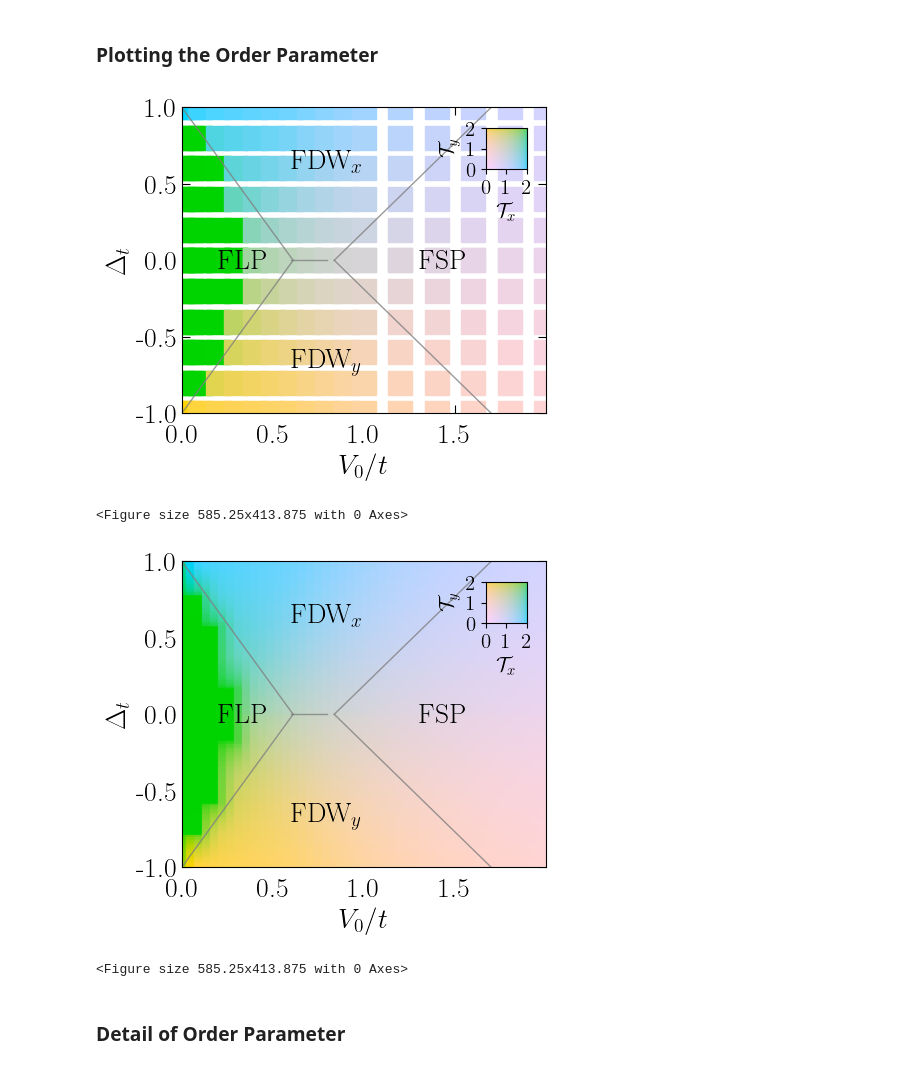
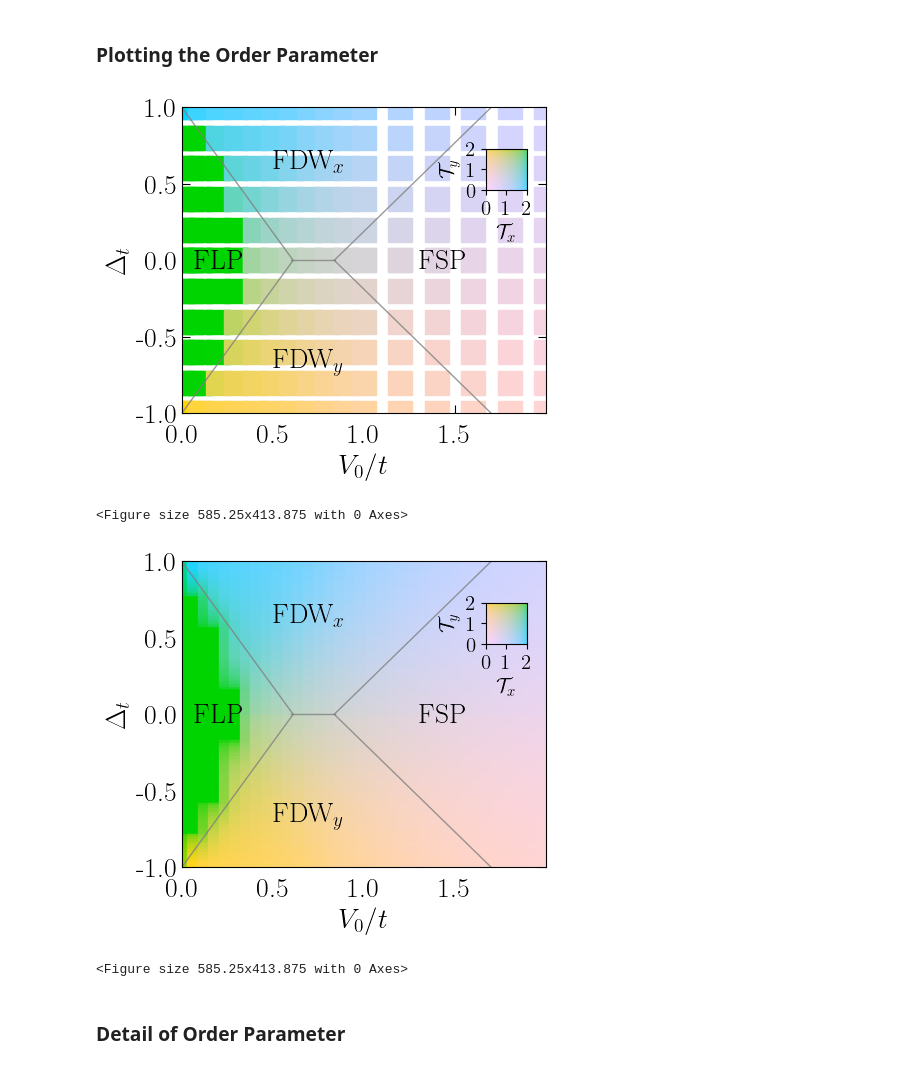
Before and after one commit to Progklui/rotor_lattice_models, a Jupyter notebook: localized_2d_analysis.ipynb, the cells around one changed output. Saved outputs shown, nothing was run; the diff lists cells and outputs as text; code cells hidden in the pictures.

```diff
--- a/localized_2d_analysis.ipynb
+++ b/localized_2d_analysis.ipynb
@@ -90,7 +90,7 @@ def get_state_e_loc_data(dir,Mx,My,tx_arr,ty_arr,B,V_0_arr):
         Tx_arr[i] = Tx_flp
         Ty_arr[i] = Ty_flp
 
-    return e_arr, e_T_arr, e_B_arr, e_V_arr, Tx_arr, Ty_arr
+    return e_arr, e_tun_arr, e_T_arr, e_B_arr, e_V_arr, Tx_arr, Ty_arr
 
 def get_wfn_loc_for_coupling(dir,Mx,My,tx,ty,B,V_0):
     e_arr = np.zeros(len(V_0_arr), dtype=complex)
@@ -374,4 +278,4 @@ qx=0.0
 qy=0.0
 
 dir='data_localized/'
-e_arr, e_T_arr, e_B_arr, e_V_arr, Tx_arr, Ty_arr = get_state_e_loc_data(dir=dir,Mx=Mx,My=My,tx_arr=tx_arr,ty_arr=ty_arr,B=B,V_0_arr=V_0_arr)
+e_arr, e_tun_arr, e_T_arr, e_B_arr, e_V_arr, Tx_arr, Ty_arr = get_state_e_loc_data(dir=dir,Mx=Mx,My=My,tx_arr=tx_arr,ty_arr=ty_arr,B=B,V_0_arr=V_0_arr)
@@ -460,15 +410,15 @@ def plot_delta_t_phase_diagram(x,y,m_size,Tx,Ty,file_save):
             img1[j,i] = cmap(p1[j,i],p2[j,i])
             img2[j,i] = cmap(p2[j,i],p1[j,i])
 
-    ax.annotate(r'FLP', xy=(0.2, -0.1), xytext=(0.2, -0.051), fontsize=20, color='black')
-    ax.annotate(r'FDW$_x$', xy=(0.2, 0), xytext=(0.6, 0.6), fontsize=20, color='black')
-    ax.annotate(r'FDW$_y$', xy=(0.2, 0), xytext=(0.6, -0.7), fontsize=20, color='black')
+    ax.annotate(r'FLP', xy=(0.2, -0.1), xytext=(0.07, -0.051), fontsize=20, color='black')
+    ax.annotate(r'FDW$_x$', xy=(0.2, 0), xytext=(0.5, 0.6), fontsize=20, color='black')
+    ax.annotate(r'FDW$_y$', xy=(0.2, 0), xytext=(0.5, -0.7), fontsize=20, color='black')
     ax.annotate(r'FSP', xy=(0.2, -0.1), xytext=(1.3, -0.051), fontsize=20, color='black')
     plt.plot(np.array([0,0.612]), np.array([1,0]), linestyle='solid', color='grey', linewidth=1, alpha=0.8)
     plt.plot(np.array([0,0.612]), np.array([-1,0]), linestyle='solid', color='grey', linewidth=1, alpha=0.8)
     plt.plot(np.array([0.8375,1.7]), np.array([0,1]), linestyle='solid', color='grey', linewidth=1, alpha=0.8)
     plt.plot(np.array([0.8375,1.7]), np.array([0,-1]), linestyle='solid', color='grey', linewidth=1, alpha=0.8)
-    plt.plot(np.array([0.6,0.8]), np.array([0,0]), linestyle='solid', color='grey', linewidth=1, alpha=0.8)
+    plt.plot(np.array([0.6,0.84]), np.array([0,0]), linestyle='solid', color='grey', linewidth=1, alpha=0.8)
 
 
     plt.xlim(0,2)
@@ -486,7 +436,7 @@ def plot_delta_t_phase_diagram(x,y,m_size,Tx,Ty,file_save):
     plt.tick_params(which='minor', axis='y', direction='in', right=True)
 
     plt.subplots_adjust(left=0.1, right=0.65, top=0.85)
-    cax = fig.add_axes([0.54,0.7,0.1,0.1]) #([0.54,0.7,0.1,0.1]) #fig.add_axes([0.72,0.55,0.3,0.3])
+    cax = fig.add_axes([0.54,0.65,0.1,0.1]) #([0.54,0.7,0.1,0.1]) #fig.add_axes([0.72,0.55,0.3,0.3])
     cp1 = np.linspace(0, 1, 100)
     cp2 = np.linspace(0, 1, 100)
     Cp1, Cp2 = np.meshgrid(cp1,cp2)
@@ -522,9 +472,9 @@ def plot_delta_t_phase_diagram_img(x,y,img1,img2,file_save):
     plt.pcolormesh(Ygrid, Xgrid, img1, antialiased=True, rasterized=True)
     plt.pcolormesh(Ygrid, -Xgrid, img2, antialiased=True, rasterized=True)
 
-    ax.annotate(r'FLP', xy=(0.2, -0.1), xytext=(0.2, -0.051), fontsize=20, color='black')
-    ax.annotate(r'FDW$_x$', xy=(0.2, 0), xytext=(0.6, 0.6), fontsize=20, color='black')
-    ax.annotate(r'FDW$_y$', xy=(0.2, 0), xytext=(0.6, -0.7), fontsize=20, color='black')
+    ax.annotate(r'FLP', xy=(0.2, -0.1), xytext=(0.07, -0.051), fontsize=20, color='black')
+    ax.annotate(r'FDW$_x$', xy=(0.2, 0), xytext=(0.5, 0.6), fontsize=20, color='black')
+    ax.annotate(r'FDW$_y$', xy=(0.2, 0), xytext=(0.5, -0.7), fontsize=20, color='black')
     ax.annotate(r'FSP', xy=(0.2, -0.1), xytext=(1.3, -0.051), fontsize=20, color='black')
 
     plt.xlim(0,2)
@@ -542,7 +492,7 @@ def plot_delta_t_phase_diagram_img(x,y,img1,img2,file_save):
     plt.tick_params(which='minor', axis='y', direction='in', right=True)
 
     plt.subplots_adjust(left=0.1, right=0.65, top=0.85)
-    cax = fig.add_axes([0.54,0.7,0.1,0.1]) #([0.54,0.7,0.1,0.1]) #fig.add_axes([0.72,0.55,0.3,0.3])
+    cax = fig.add_axes([0.54,0.65,0.1,0.1]) #([0.54,0.7,0.1,0.1]) #fig.add_axes([0.72,0.55,0.3,0.3])
     cp1 = np.linspace(0, 1, 100)
     cp2 = np.linspace(0, 1, 100)
     Cp1, Cp2 = np.meshgrid(cp1,cp2)
@@ -605,15 +555,15 @@ plt.savefig('img_results/energy_localized_interp.svg', bbox_inches='tight', dpi=
 # %%
 delta_t = tx_arr-ty_arr
 img1, img2 = plot_delta_t_phase_diagram(x=V_0_arr,y=delta_t,m_size=17,Tx=Tx_arr,Ty=Ty_arr,file_save='img_results/pd_loc_delta_t_B_1e-2t.png')
 
 x_intp = np.linspace(V_0_arr[0], V_0_arr[-1], x_points)
 y_intp = np.linspace(delta_t[0], delta_t[-1], y_points)
 
-img1_intp, img2_intp = plot_delta_t_phase_diagram(x=x_intp,y=y_intp,m_size=6,Tx=Tx_arr_interp,Ty=Ty_arr_interp,file_save='img_results/pd_intp_loc_V0_delta_t_B_1e-2t.svg')
+img1_intp, img2_intp = plot_delta_t_phase_diagram(x=x_intp,y=y_intp,m_size=7,Tx=Tx_arr_interp,Ty=Ty_arr_interp,file_save='img_results/pd_intp_loc_V0_delta_t_B_1e-2t.svg')
 # %% [output]
-[figure, old version]
+[figure, new version]
 <Figure size 585.25x413.875 with 0 Axes>
-[figure, old version]
+[figure, new version]
 <Figure size 585.25x413.875 with 0 Axes>
 # %% [markdown]
 ### Detail of Order Parameter
```
Also changed, not shown: parts of 42 cells of this notebook, 2 other files.
